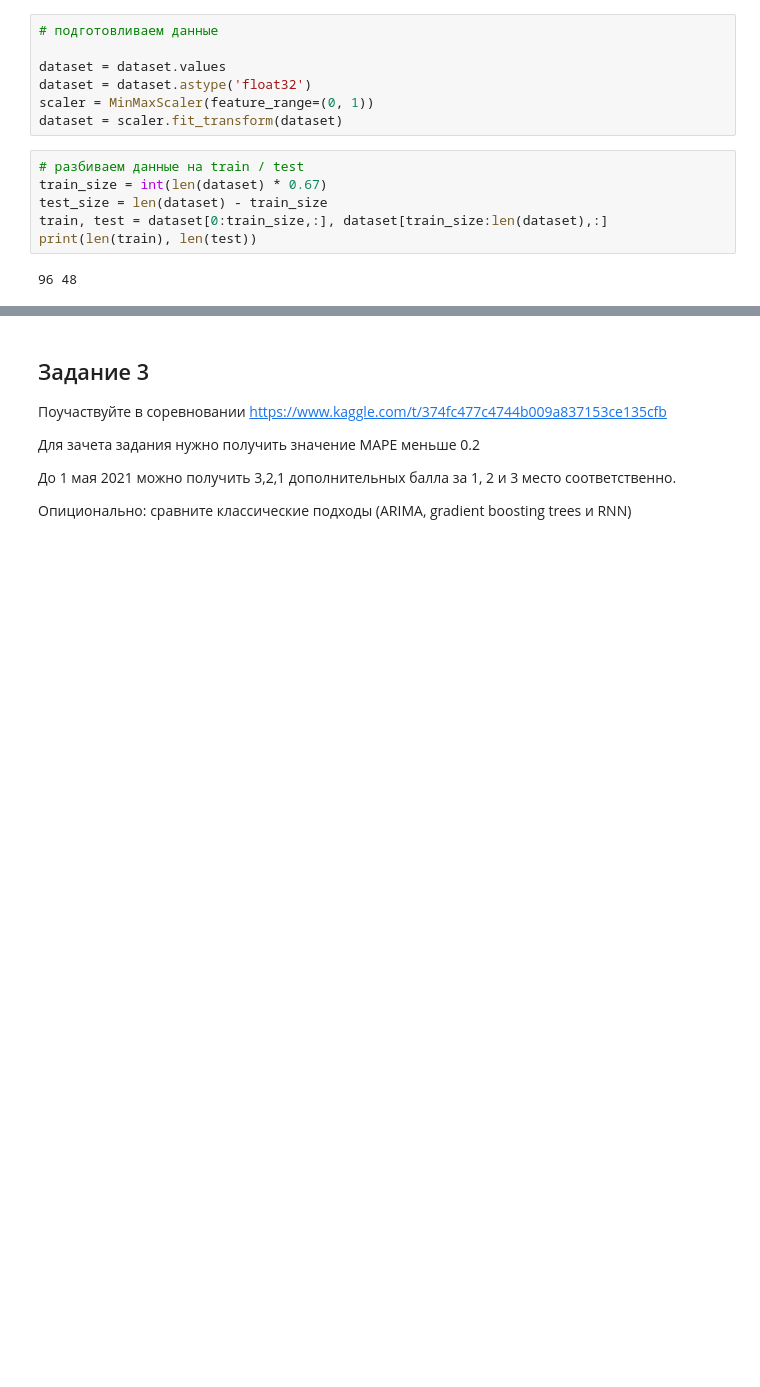
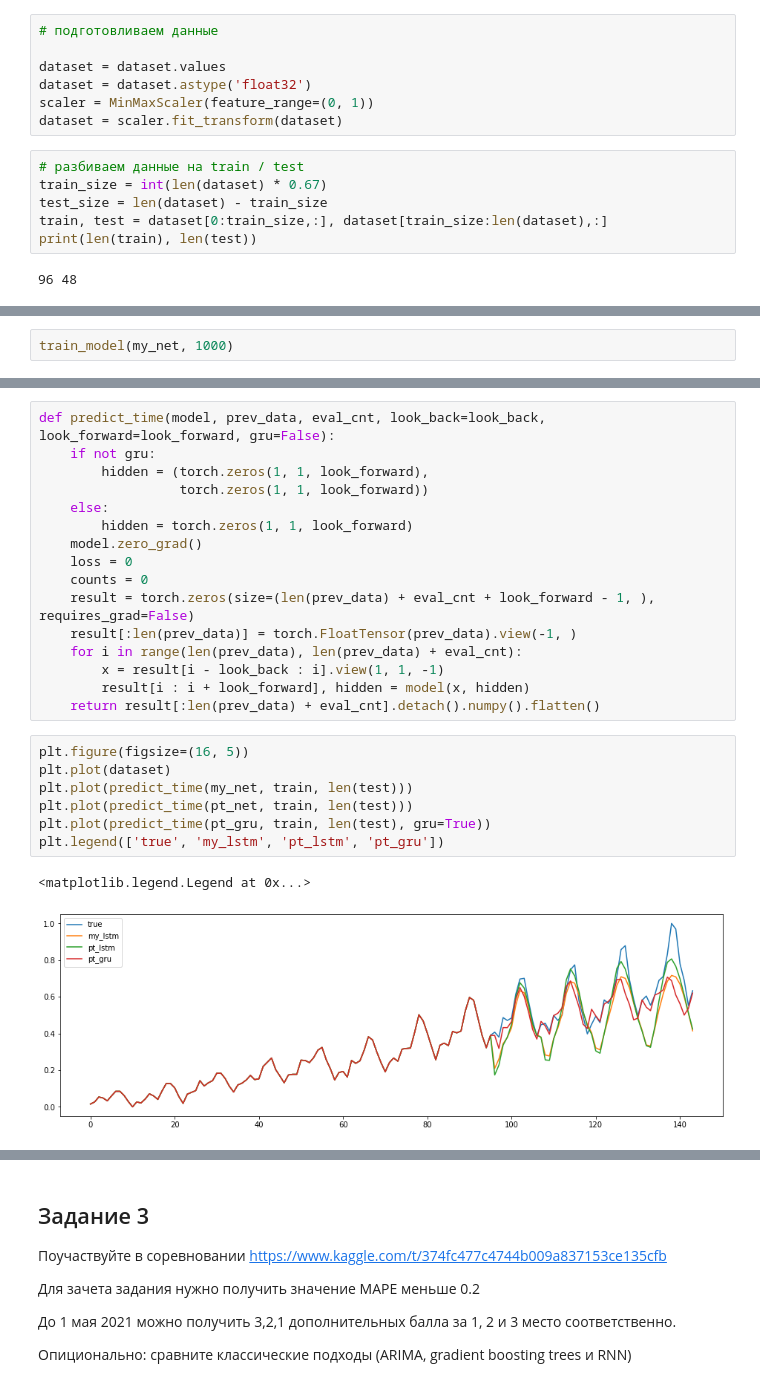
Before and after one commit to bulatral42/sphere_nn, a Jupyter notebook: Sem_08/hw8_valiahmetov_nn.ipynb, the cells around one changed output, grey strips where cells are left out. Cells and saved outputs as stored; diff of their text form; blank space fills up the shorter version.

```diff
--- a/Sem_08/hw8_valiahmetov_nn.ipynb
+++ b/Sem_08/hw8_valiahmetov_nn.ipynb
@@ -117,0 +183,2 @@ train_dataloader =  DataLoader(train_dataset, batch_size=5)
+# %%
+train_model(my_net, 1000)
@@ -117,0 +216,26 @@ train_dataloader =  DataLoader(train_dataset, batch_size=5)
+# %%
+def predict_time(model, prev_data, eval_cnt, look_back=look_back, look_forward=look_forward, gru=False):
+    if not gru:
+        hidden = (torch.zeros(1, 1, look_forward),
+                  torch.zeros(1, 1, look_forward))
+    else:
+        hidden = torch.zeros(1, 1, look_forward)
+    model.zero_grad()
+    loss = 0
+    counts = 0
+    result = torch.zeros(size=(len(prev_data) + eval_cnt + look_forward - 1, ), requires_grad=False)
+    result[:len(prev_data)] = torch.FloatTensor(prev_data).view(-1, )
+    for i in range(len(prev_data), len(prev_data) + eval_cnt):
+        x = result[i - look_back : i].view(1, 1, -1)
+        result[i : i + look_forward], hidden = model(x, hidden)
+    return result[:len(prev_data) + eval_cnt].detach().numpy().flatten()
+# %%
+plt.figure(figsize=(16, 5))
+plt.plot(dataset)
+plt.plot(predict_time(my_net, train, len(test)))
+plt.plot(predict_time(pt_net, train, len(test)))
+plt.plot(predict_time(pt_gru, train, len(test), gru=True))
+plt.legend(['true', 'my_lstm', 'pt_lstm', 'pt_gru'])
+# %% [output]
+<matplotlib.legend.Legend at 0x...>
+[figure, added]
```
Also changed, not shown: parts of 43 cells of this notebook, 1 other file.
